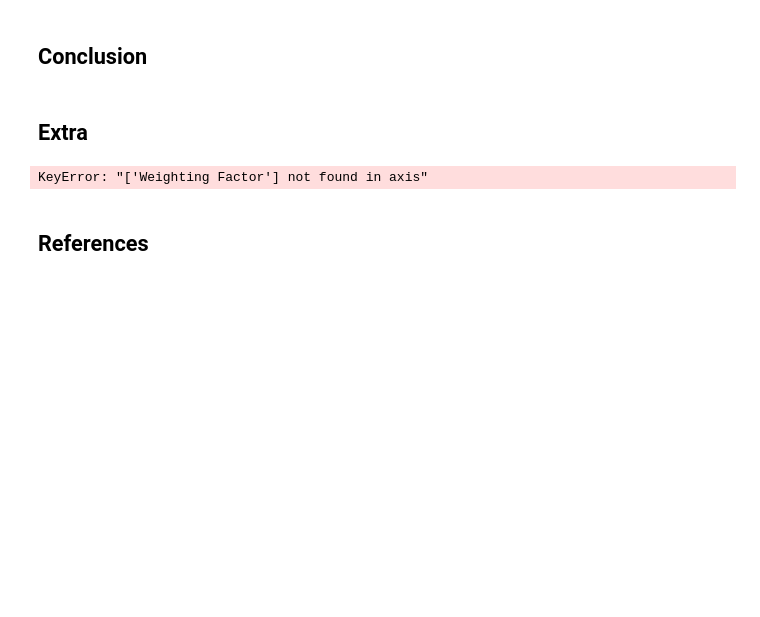
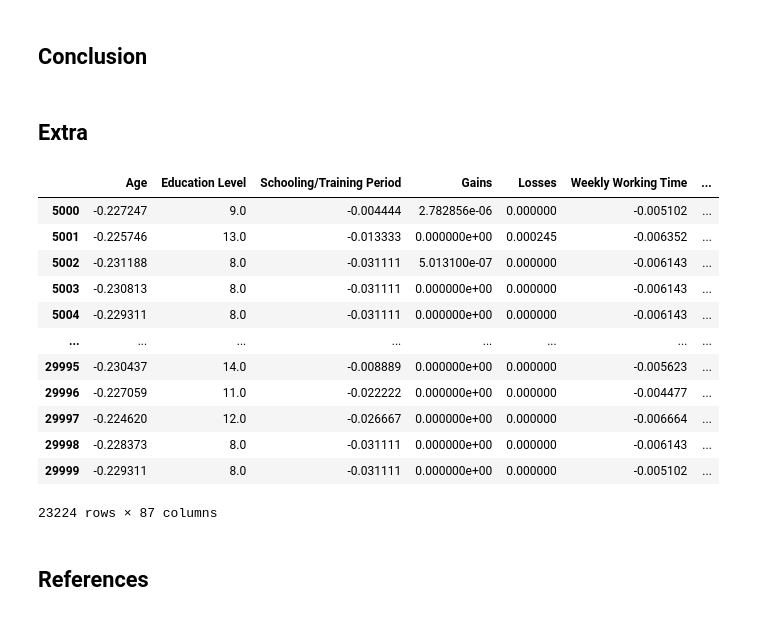
Before and after one commit to lucashoeft/Intelligent-Data-Analysis-Project, a Jupyter notebook: Intelligent-Data-Analysis-Project.ipynb, the cells around one changed output. Drawn from its saved outputs; the diff is of its cells as text; code cells hidden in the pictures; blank space fills up the shorter version.

```diff
--- a/Intelligent-Data-Analysis-Project.ipynb
+++ b/Intelligent-Data-Analysis-Project.ipynb
@@ -551,31 +464,44 @@ plt.show()
 ## Extra
 # %%
 # Apply same transformations applied to income_labeled
-income_unlabeled = income_unlabeled.drop('Weighting Factor', axis=1)
-income_unlabeled = income_unlabeled.drop('Income', axis=1)
-income_unlabeled = income_unlabeled.dropna()
-income_unlabeled['Education Level'] = oe_edu.fit_transform(income_unlabeled[['Education Level']])
-income_unlabeled = pd.get_dummies(income_unlabeled, columns=one_hot_columns)
+income_unlabeled_transformed = income_unlabeled.copy()
+
+income_unlabeled_transformed = income_unlabeled_transformed.drop('Weighting Factor', axis=1)
+income_unlabeled_transformed = income_unlabeled_transformed.drop('Income', axis=1)
+income_unlabeled_transformed = income_unlabeled_transformed.dropna()
+income_unlabeled_transformed['Education Level'] = oe_edu.fit_transform(income_unlabeled_transformed[['Education Level']])
+income_unlabeled_transformed = pd.get_dummies(income_unlabeled_transformed, columns=one_hot_columns)
 
 # Apply the same scaler for predicting based on the fit of the train data
 col_names = ['Age', 'Schooling/Training Period', 'Weekly Working Time', 'Gains', 'Losses']
-features = income_unlabeled[col_names]
+features = income_unlabeled_transformed[col_names]
 features = scaler.transform(features.values)
-income_unlabeled[col_names] = features
+income_unlabeled_transformed[col_names] = features
 
 # Filter by columns that were used for training the model
-income_unlabeled_X = income_unlabeled[income_X_train.columns.to_list()]
+income_unlabeled_X = income_unlabeled_transformed[income_X_train.columns.to_list()]
 income_unlabeled_y_pred = clf_svm.predict(income_unlabeled_X)
 
 # Merge together
 income_unlabled_predicted = income_unlabeled_X
 income_unlabled_predicted['Income'] = income_unlabeled_y_pred.tolist()
 income_unlabled_predicted['Income'].replace([0, 1], ['<=50K', '>50K'], inplace=True)
 
-
 display(income_unlabled_predicted)
 # %% [output]
+|  | Age | Education Level | Schooling/Training Period | Gains | Losses | Weekly Working Time | ... |
+| 5000 | -0.227247 | 9.0 | -0.004444 | 2.782856e-06 | 0.000000 | -0.005102 | ... |
+| 5001 | -0.225746 | 13.0 | -0.013333 | 0.000000e+00 | 0.000245 | -0.006352 | ... |
+| 5002 | -0.231188 | 8.0 | -0.031111 | 5.013100e-07 | 0.000000 | -0.006143 | ... |
+| 5003 | -0.230813 | 8.0 | -0.031111 | 0.000000e+00 | 0.000000 | -0.006143 | ... |
+| 5004 | -0.229311 | 8.0 | -0.031111 | 0.000000e+00 | 0.000000 | -0.006143 | ... |
+| ... | ... | ... | ... | ... | ... | ... | ... |
+| 29995 | -0.230437 | 14.0 | -0.008889 | 0.000000e+00 | 0.000000 | -0.005623 | ... |
+| 29996 | -0.227059 | 11.0 | -0.022222 | 0.000000e+00 | 0.000000 | -0.004477 | ... |
+| 29997 | -0.224620 | 12.0 | -0.026667 | 0.000000e+00 | 0.000000 | -0.006664 | ... |
+| 29998 | -0.228373 | 8.0 | -0.031111 | 0.000000e+00 | 0.000000 | -0.006143 | ... |
+| 29999 | -0.229311 | 8.0 | -0.031111 | 0.000000e+00 | 0.000000 | -0.005102 | ... |
-KeyError: "['Weighting Factor'] not found in axis"
+23224 rows × 87 columns
 # %% [markdown]
 ## References
 # %% [markdown]
```
Also changed, not shown: parts of 29 cells of this notebook.
